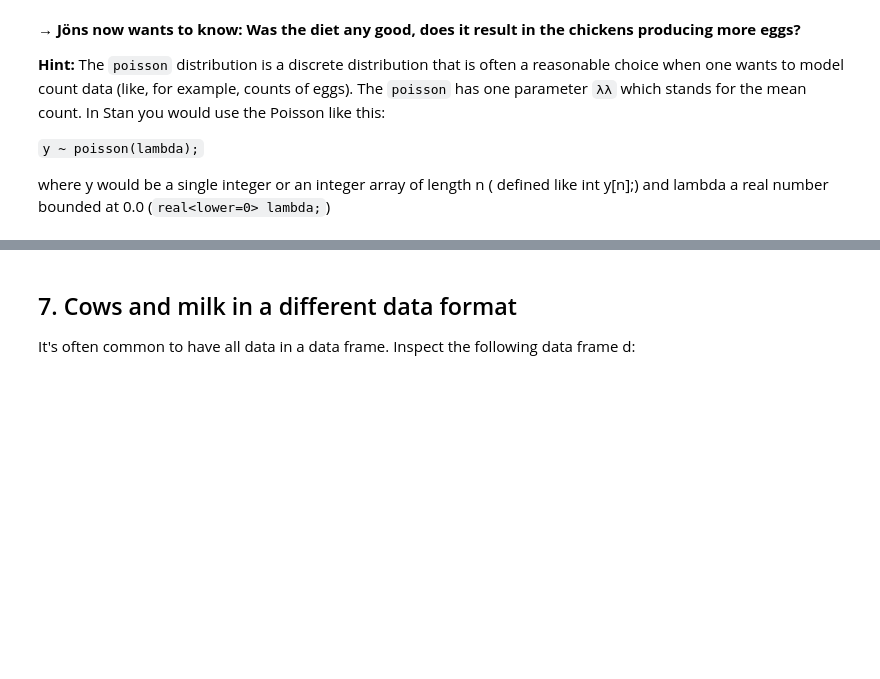
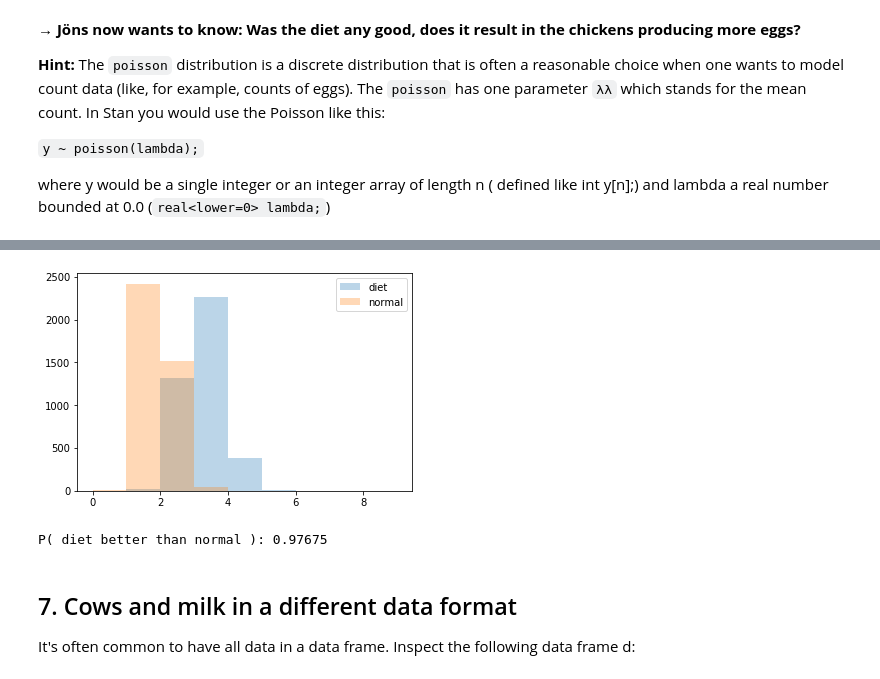
Before and after one commit to francescolosterzo/bayesianprobabilitiesworkshop, a Jupyter notebook: Exercise 3.ipynb, the cells around one changed output, grey strips where cells are left out. Cells and saved outputs as stored; diff of their text form; code cells hidden in the pictures; blank space fills up the shorter version.

```diff
--- a/Exercise 3.ipynb
+++ b/Exercise 3.ipynb
@@ -469,0 +539,3 @@ where y would be a single integer or an integer array of length n ( defined like
+# %%
+df = pd.DataFrame(stan_samples.extract())
+df.head()
@@ -469,0 +549,9 @@ where y would be a single integer or an integer array of length n ( defined like
+# %%
+plt.figure()
+
+_ = plt.hist(df['lambda1'], alpha=.3, bins=bins, label='diet')
+_ = plt.hist(df['lambda2'], alpha=.3, bins=bins, label='normal')
+
+_ = plt.legend()
+# %% [output]
+[figure, added]
@@ -470,3 +560,7 @@ where y would be a single integer or an integer array of length n ( defined like
+# %%
+print('P( diet better than normal ):', np.mean( df['delta21'] < 0 ))
+# %% [output]
+P( diet better than normal ): 0.97675
 # %% [markdown]
 ## 7. Cows and milk in a different data format
 It's often common to have all data in a data frame. Inspect the following data frame d:
```
Also changed, not shown: parts of 64 cells of this notebook.
